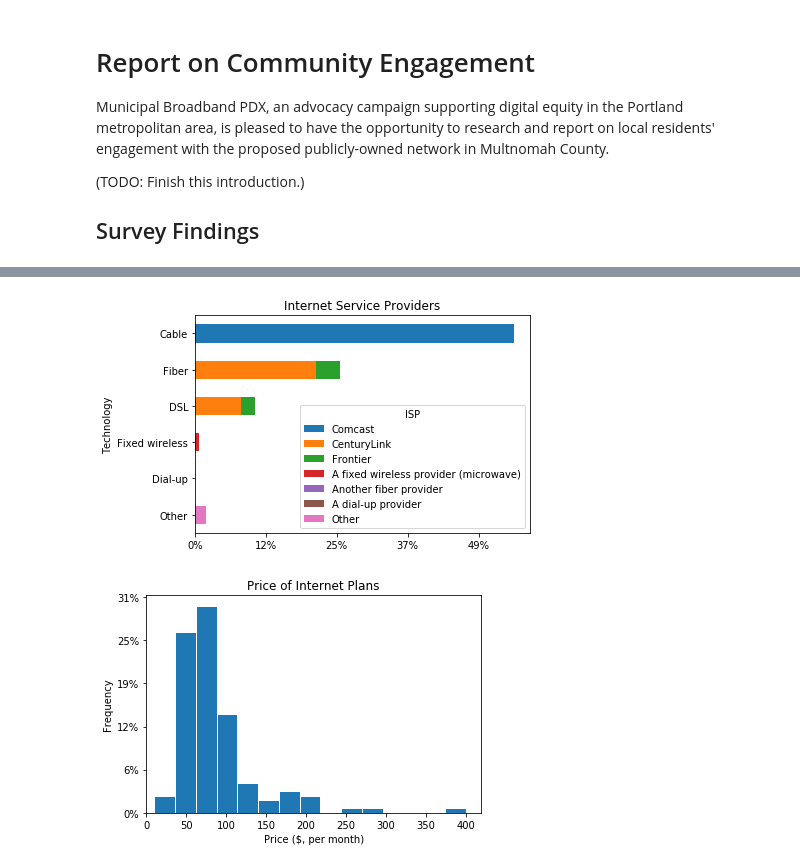
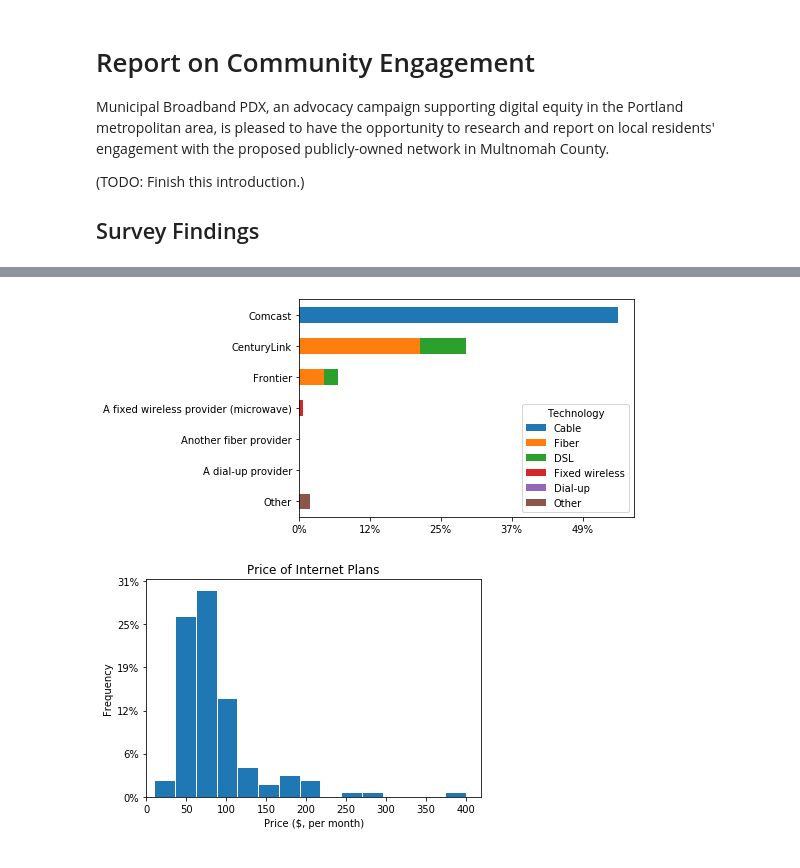
Before and after one commit to municipalbroadband/reports, a Jupyter notebook: mbpdx/2020-02-community-engagement/report.ipynb, the cells around one changed output, grey strips where cells are left out. Saved outputs shown, nothing was run; the diff lists cells and outputs as text; code cells hidden in the pictures.

```diff
--- a/mbpdx/2020-02-community-engagement/report.ipynb
+++ b/mbpdx/2020-02-community-engagement/report.ipynb
@@ -21,17 +33,15 @@ Municipal Broadband PDX, an advocacy campaign supporting digital equity in the P
 # %%
-techs_by_provider = df.pivot_table(index='isp_tech', columns='isp', aggfunc='size')
+techs_by_provider = df.pivot_table(index='isp', columns='isp_tech', aggfunc='size')
 
-ax = techs_by_provider.plot(
-    kind='barh',
-    title='Internet Service Providers',
-    stacked=True,
-)
+ax = techs_by_provider.plot(kind='barh', stacked=True)
 ax.xaxis.set_major_formatter(mtick.PercentFormatter(decimals=0, xmax=df.has_internet_premise.count()))
-ax.legend(fancybox=True, title='ISP')
-ax.set_ylabel('Technology')
+ax.legend(fancybox=True, title='Technology')
+ax.set_ylabel(None)
 ax.invert_yaxis()
+
+plt.show()
 # %% [output]
-[figure, old version]
+[figure, new version]
 # %%
 for col, label in {'internet_price': 'Internet', 'mobile_price': 'Mobile'}.items():
     plt.title('Price of {0} Plans'.format(label))
```
Also changed, not shown: parts of 5 cells of this notebook.
